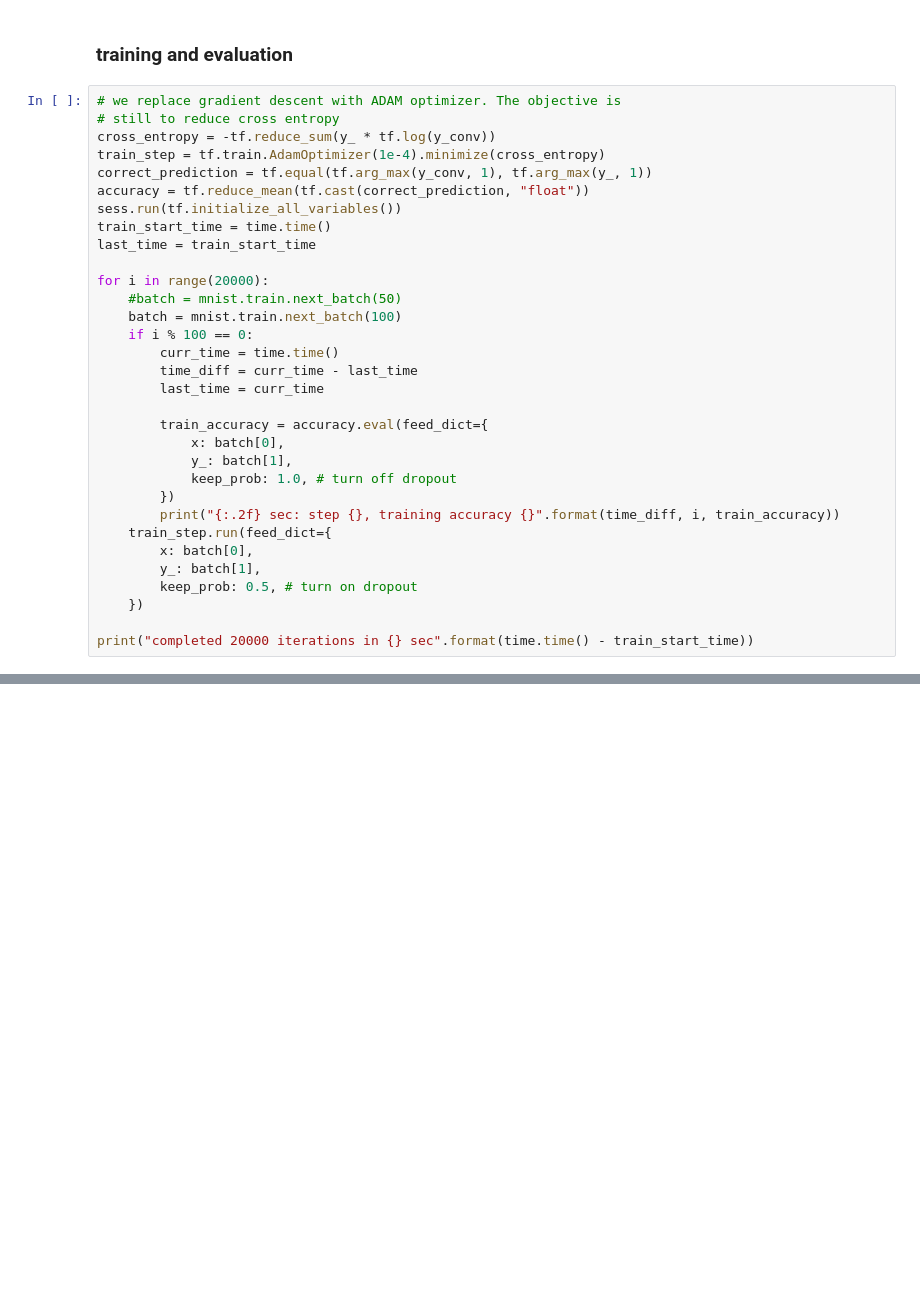
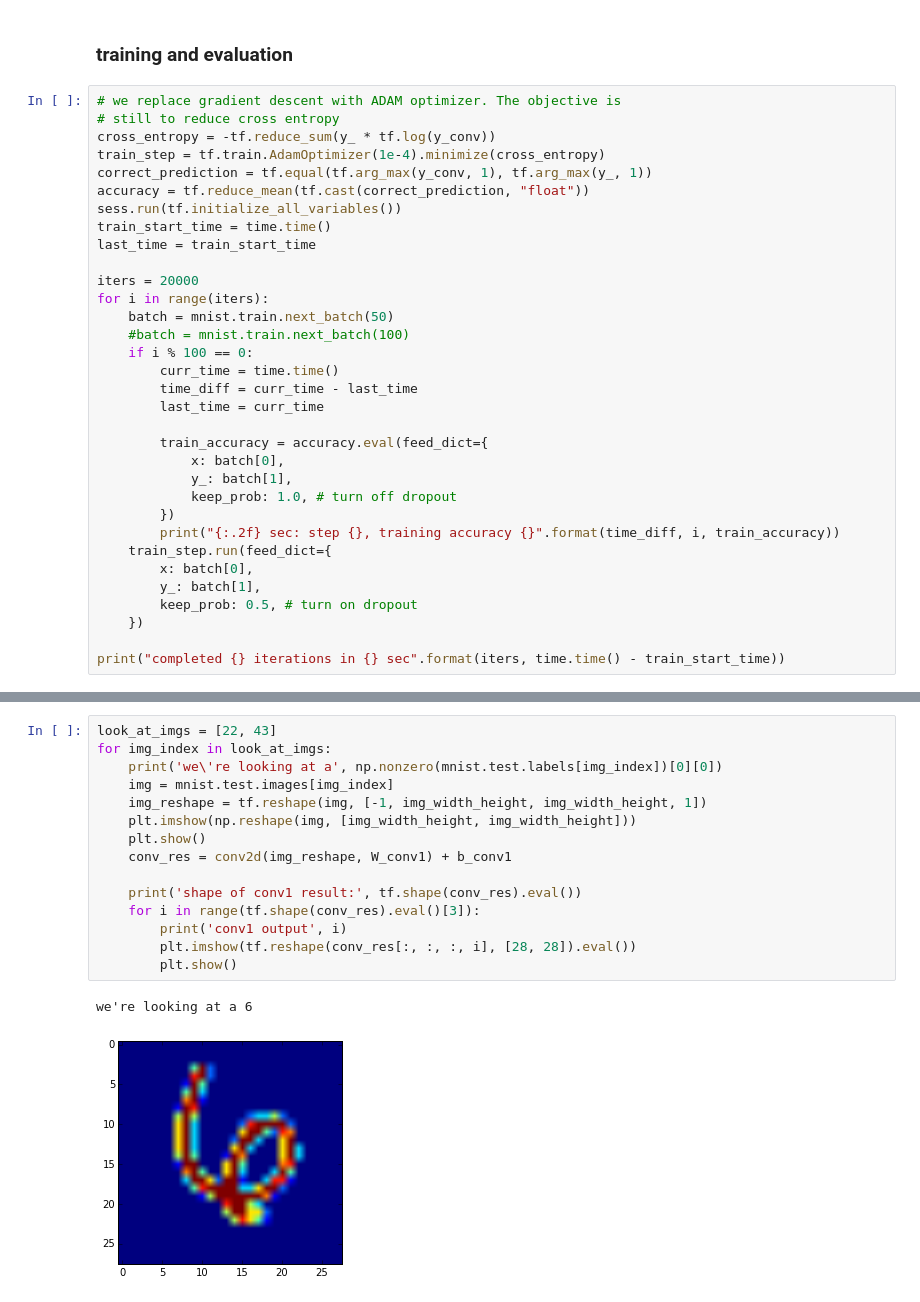
Before and after one commit to keithshep/tensorflow-sandbox, a Jupyter notebook: Deep MNIST for Experts Tutorial.ipynb, the cells around one changed output, grey strips where cells are left out. Saved outputs shown, nothing was run; the diff lists cells and outputs as text; blank space fills up the shorter version.

Commit message:
added a couple of commands to deep MNIST

```diff
--- a/Deep MNIST for Experts Tutorial.ipynb
+++ b/Deep MNIST for Experts Tutorial.ipynb
@@ -191,9 +191,10 @@ sess.run(tf.initialize_all_variables())
 train_start_time = time.time()
 last_time = train_start_time
 
-for i in range(20000):
-    #batch = mnist.train.next_batch(50)
-    batch = mnist.train.next_batch(100)
+iters = 20000
+for i in range(iters):
+    batch = mnist.train.next_batch(50)
+    #batch = mnist.train.next_batch(100)
     if i % 100 == 0:
         curr_time = time.time()
         time_diff = curr_time - last_time
@@ -211,5 +212,5 @@ for i in range(20000):
         keep_prob: 0.5, # turn on dropout
     })
 
-print("completed 20000 iterations in {} sec".format(time.time() - train_start_time))
+print("completed {} iterations in {} sec".format(iters, time.time() - train_start_time))
 # %% [output]
@@ -250,0 +269,18 @@ test accuracy: 0.991571426392
+# %%
+look_at_imgs = [22, 43]
+for img_index in look_at_imgs:
+    print('we\'re looking at a', np.nonzero(mnist.test.labels[img_index])[0][0])
+    img = mnist.test.images[img_index]
+    img_reshape = tf.reshape(img, [-1, img_width_height, img_width_height, 1])
+    plt.imshow(np.reshape(img, [img_width_height, img_width_height]))
+    plt.show()
+    conv_res = conv2d(img_reshape, W_conv1) + b_conv1
+
+    print('shape of conv1 result:', tf.shape(conv_res).eval())
+    for i in range(tf.shape(conv_res).eval()[3]):
+        print('conv1 output', i)
+        plt.imshow(tf.reshape(conv_res[:, :, :, i], [28, 28]).eval())
+        plt.show()
+# %% [output]
+we're looking at a 6
+[figure, added]
```
Also changed, not shown: parts of 5 cells of this notebook.
